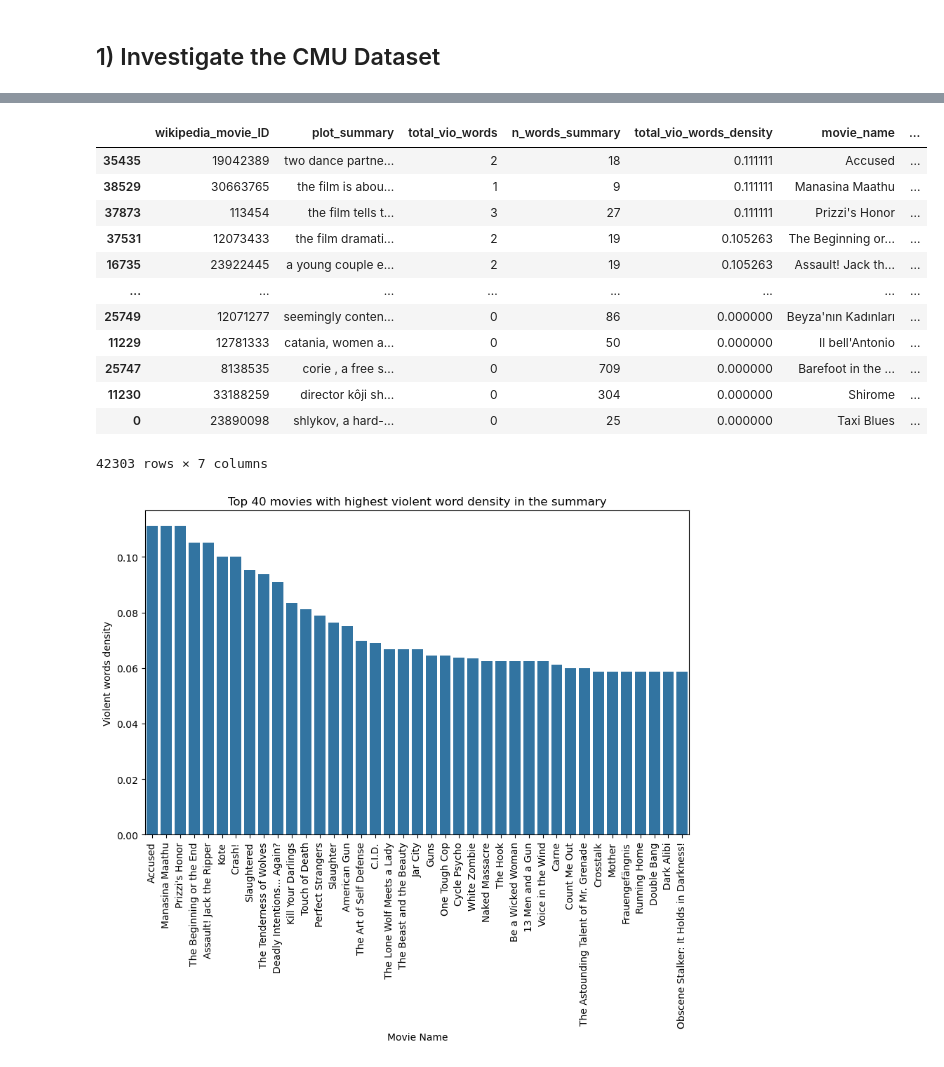
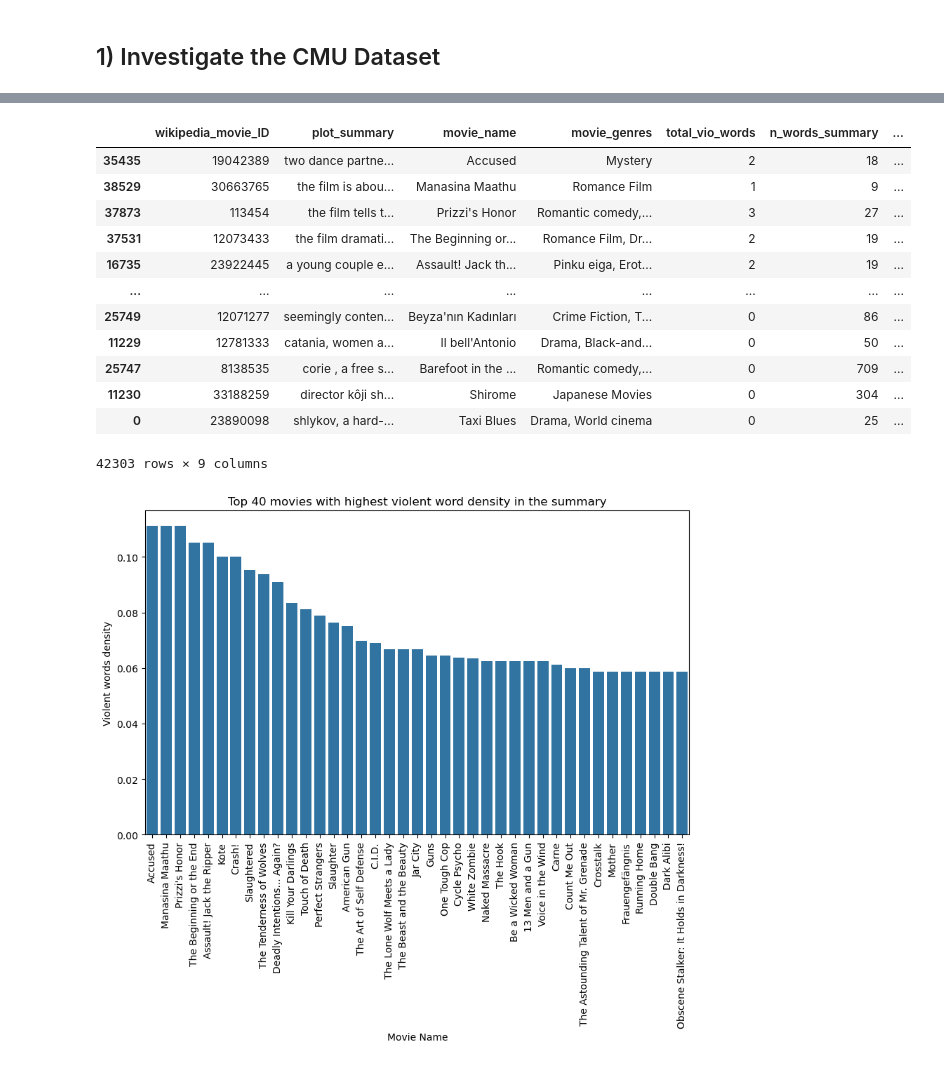
Before and after one commit to epfl-ada/ada-2024-project-alligatorsdontapologize24, a Jupyter notebook: src/Exploratory_Data_Analysis.ipynb, the cells around one changed output, grey strips where cells are left out. Saved outputs shown, nothing was run; the diff lists cells and outputs as text; code cells hidden in the pictures.

```diff
--- a/src/Exploratory_Data_Analysis.ipynb
+++ b/src/Exploratory_Data_Analysis.ipynb
@@ -85,3 +85,21 @@ violent_words_list = [
     "artillery", "bombardment", "shelling", "ambush", "grenade", "mortar",
     "bayonet", "napalm", "landmine", "shrapnel"
 ]
+# %%
+# Add the movie titles and the genres
+CMU_plot_summary = CMU_plot_summary.merge(CMU_movie_metadata[['wikipedia_movie_ID', 'movie_name', 'movie_genres']], on='wikipedia_movie_ID', how='left')
+
+# To avoid errors, we remove the NAN, so that we can then apply extract_genres to all CMU_movies_sprted_psycho
+CMU_plot_summary['movie_genres'] = CMU_plot_summary['movie_genres'].fillna('')
+
+def extract_genres(text):
+    # Find all matches for genre names using a regex pattern that matches quoted text after colon
+    return ', '.join(re.findall(r'": "([^"]+)"', text))
+
+# Apply to the whole 'movie_genres' column
+CMU_plot_summary['movie_genres'] = CMU_plot_summary['movie_genres'].apply(extract_genres)
+
+# Lower case the plot_summaries
+CMU_plot_summary['plot_summary'] = CMU_plot_summary['plot_summary'].str.lower()
+
+display(CMU_plot_summary)
@@ -88,18 +120,18 @@ violent_words_list = [
+# %%
+# Make a deep copy of the plot_summary dataframe
+CMU_scores = CMU_plot_summary.copy(deep=True)
 # %%
 # Define the pattern for the parsing
 pattern = r'\b(?:' + '|'.join(violent_words_list) + r')\b'
 
-# Lower case the plot_summaries
-CMU_plot_summary['plot_summary'] = CMU_plot_summary['plot_summary'].str.lower()
-
 # Count the number of violent words from the violent_words_list in the plot_summary for each movie
-CMU_plot_summary['total_vio_words'] = CMU_plot_summary['plot_summary'].str.count(pattern)
+CMU_scores['total_vio_words'] = CMU_scores['plot_summary'].str.count(pattern)
 
 # Count the number of words in each plot summary
-CMU_plot_summary['n_words_summary'] = CMU_plot_summary['plot_summary'].str.split().str.len()
+CMU_scores['n_words_summary'] = CMU_scores['plot_summary'].str.split().str.len()
 
 # Calculate the "violent words density" by dividing the violent words count by the number of words in the plot summary for each movie
-CMU_plot_summary['total_vio_words_density'] = CMU_plot_summary['total_vio_words'] / CMU_plot_summary['n_words_summary']
+CMU_scores['total_vio_words_density'] = CMU_scores['total_vio_words'] / CMU_scores['n_words_summary']
 
-display(CMU_plot_summary)
+display(CMU_scores)
 # %% [output]
@@ -138,21 +151,21 @@ display(CMU_plot_summary)
 # %%
 # sort the movies according to their violent words density in the plot summary
-CMU_movies_sorted = CMU_plot_summary.sort_values(by='total_vio_words_density', ascending=False)
-display(CMU_movies_sorted)
+CMU_scores = CMU_scores.sort_values(by='total_vio_words_density', ascending=False)
+display(CMU_scores)
 # %% [output]
-|  | wikipedia_movie_ID | plot_summary | total_vio_words | n_words_summary | total_vio_words_density | movie_name | ... |
-| 35435 | 19042389 | two dance partne... | 2 | 18 | 0.111111 | Accused | ... |
-| 38529 | 30663765 | the film is abou... | 1 | 9 | 0.111111 | Manasina Maathu | ... |
-| 37873 | 113454 | the film tells t... | 3 | 27 | 0.111111 | Prizzi's Honor | ... |
-| 37531 | 12073433 | the film dramati... | 2 | 19 | 0.105263 | The Beginning or... | ... |
-| 16735 | 23922445 | a young couple e... | 2 | 19 | 0.105263 | Assault! Jack th... | ... |
+|  | wikipedia_movie_ID | plot_summary | movie_name | movie_genres | total_vio_words | n_words_summary | ... |
+| 35435 | 19042389 | two dance partne... | Accused | Mystery | 2 | 18 | ... |
+| 38529 | 30663765 | the film is abou... | Manasina Maathu | Romance Film | 1 | 9 | ... |
+| 37873 | 113454 | the film tells t... | Prizzi's Honor | Romantic comedy,... | 3 | 27 | ... |
+| 37531 | 12073433 | the film dramati... | The Beginning or... | Romance Film, Dr... | 2 | 19 | ... |
+| 16735 | 23922445 | a young couple e... | Assault! Jack th... | Pinku eiga, Erot... | 2 | 19 | ... |
 | ... | ... | ... | ... | ... | ... | ... | ... |
-| 25749 | 12071277 | seemingly conten... | 0 | 86 | 0.000000 | Beyza'nın Kadınları | ... |
-| 11229 | 12781333 | catania, women a... | 0 | 50 | 0.000000 | Il bell'Antonio | ... |
-| 25747 | 8138535 | corie , a free s... | 0 | 709 | 0.000000 | Barefoot in the ... | ... |
-| 11230 | 33188259 | director kôji sh... | 0 | 304 | 0.000000 | Shirome | ... |
-| 0 | 23890098 | shlykov, a hard-... | 0 | 25 | 0.000000 | Taxi Blues | ... |
+| 25749 | 12071277 | seemingly conten... | Beyza'nın Kadınları | Crime Fiction, T... | 0 | 86 | ... |
+| 11229 | 12781333 | catania, women a... | Il bell'Antonio | Drama, Black-and... | 0 | 50 | ... |
+| 25747 | 8138535 | corie , a free s... | Barefoot in the ... | Romantic comedy,... | 0 | 709 | ... |
+| 11230 | 33188259 | director kôji sh... | Shirome | Japanese Movies | 0 | 304 | ... |
+| 0 | 23890098 | shlykov, a hard-... | Taxi Blues | Drama, World cinema | 0 | 25 | ... |
-42303 rows × 7 columns
+42303 rows × 9 columns
 # %%
 # Plot the results
 
```
Also changed, not shown: parts of 13 cells of this notebook.
